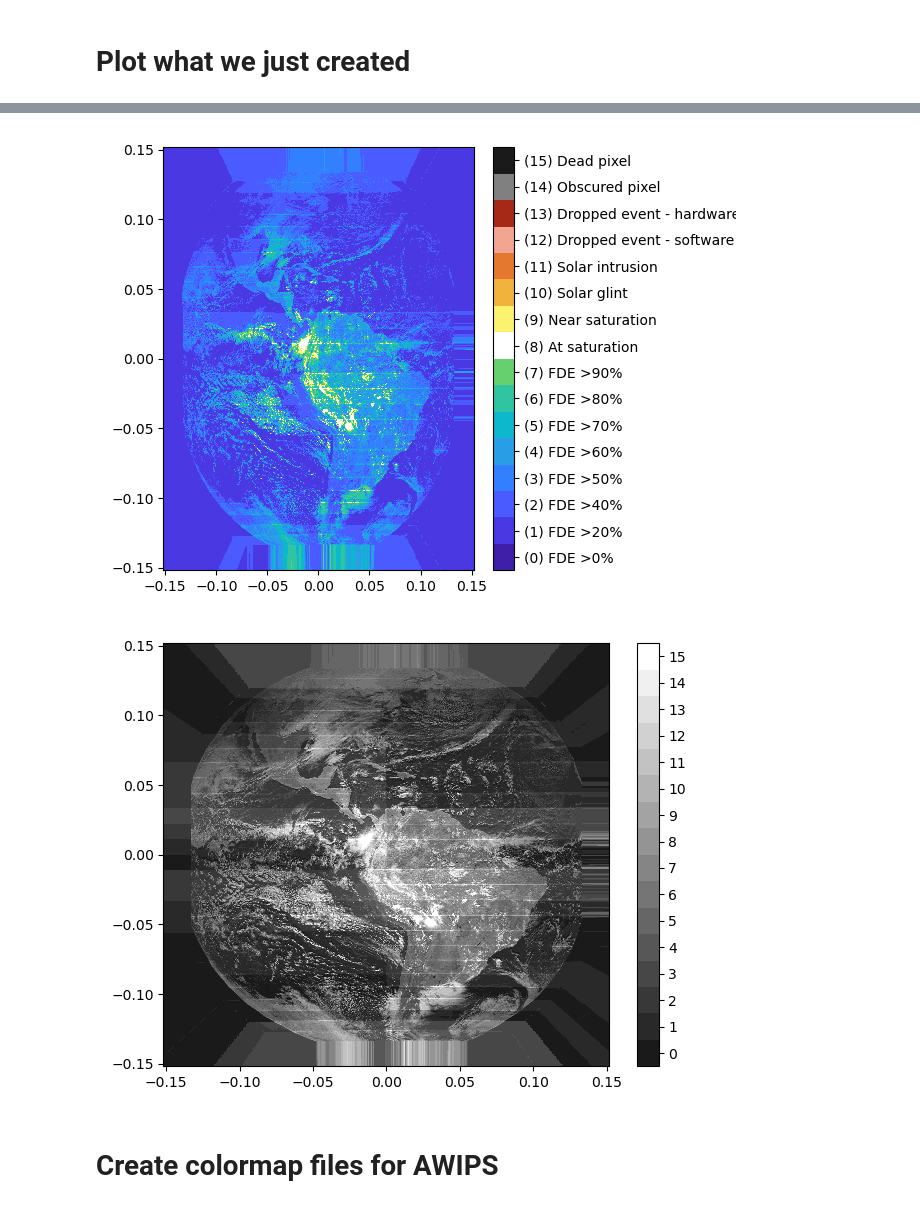
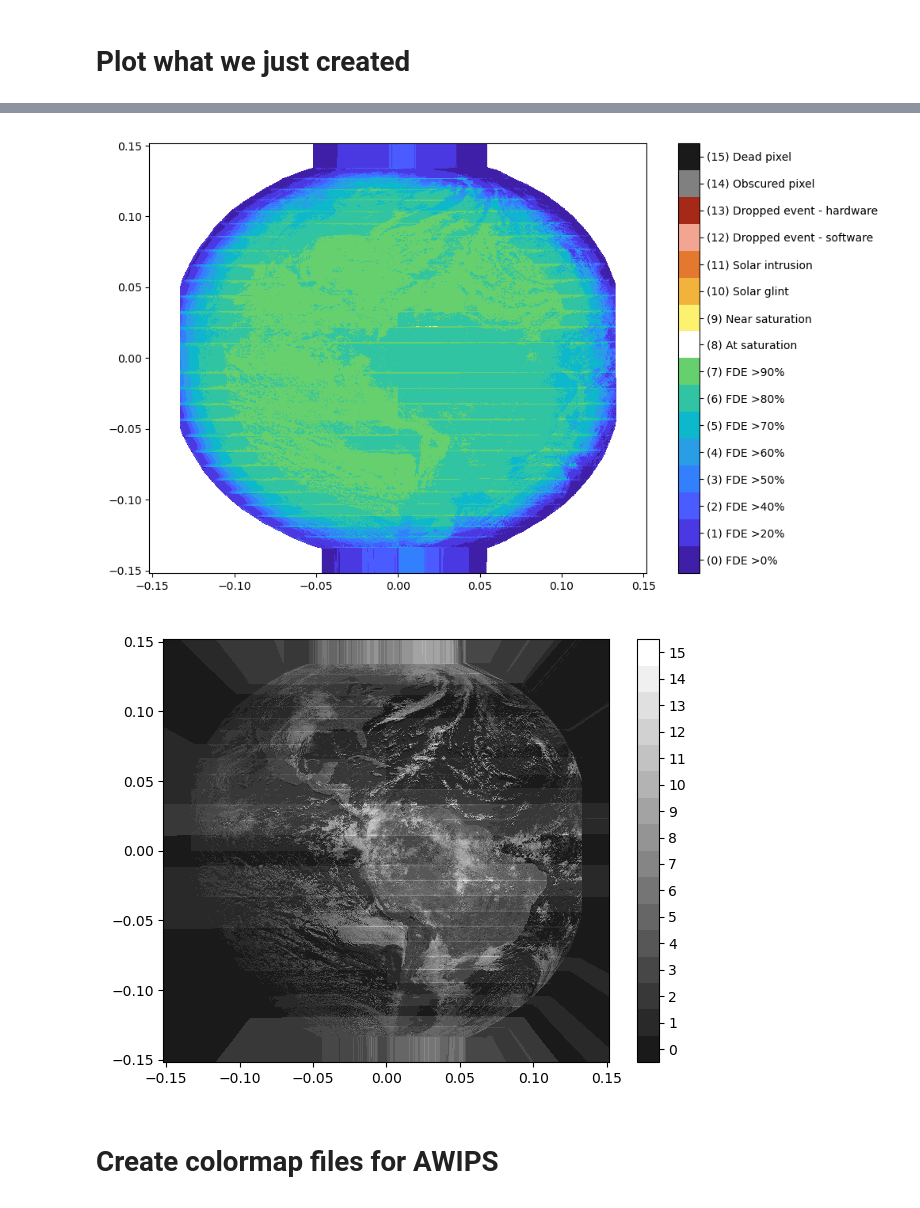
Before and after one commit to deeplycloudy/glmtools, a Jupyter notebook: examples/dqf/demo_dqf_create.ipynb, the cells around one changed output, grey strips where cells are left out. Saved outputs shown, nothing was run; the diff lists cells and outputs as text; code cells hidden in the pictures.

```diff
--- a/examples/dqf/demo_dqf_create.ipynb
+++ b/examples/dqf/demo_dqf_create.ipynb
@@ -11,6 +39,7 @@ from dqf import dqf_from_nav_background
 # %%
 import xarray as xr
-ds_in = xr.open_dataset('/Users/ebruning/Downloads/glm_nav_cal_bg_test.nc').load()
+# ds_in = xr.open_dataset('/Users/ebruning/Downloads/glm_nav_cal_bg_test.nc').load()
+ds_in = xr.open_dataset('GLM-L0-Background_G16_20241161433087_dqp.nc').load()
 # %%
 ds_in
 # %% [output]
@@ -47,21 +131,16 @@ ds_in.bg_img.plot(norm=energy_norm)
 # %%
-# All this will get replaced with output from Bitzer's code.
-# Note shapes of arrays should match below.
-import joblib
-lat, lon, back_in = joblib.load('/Users/ebruning/Downloads/nav_bkgnd.joblib')
-# Handle subsetting
-back = back_in[:1299, :1370]
-lat.shape = (1299, 1370)
-lon.shape = (1299, 1370)
+# For now pretend the background image above is from the joblib file, since those are the only good positions we have
+# back_in.shape == (1300, 1372) from joblib, transposed from what we have here.
+# So need to transpose lat and lon, and also subset back_in to match those shapes
+# lat = lat_joblib.T
+# lon = lon_joblib.T
+# back = ds_in.bg_dn.values[:1370, :1299]
+# thresh_fJ = 1.0e15*ds_in.bg_img.values[:1370, :1299]
 
-# pretend the background image above is from the same time as the joblib background
-# back = back_in.T
-# lat = ds_in.lats.values
-# lon = ds_in.lons.values
-# thresh_fJ = 1.0e15*ds_in.bg_img.values
-
-dn_max = 13000
-thresh_fJ =  8 - 8*back.astype(float)/float(dn_max)
-
-start = datetime(2024,3,13,0,0,0)
-end = datetime(2024,3,13,0,2,30)
+back = ds_in.bg_dn.values
+lat = ds_in.lats.values
+lon = ds_in.lons.values
+thresh_fJ = 1.0e15*ds_in.bg_img.values
+start = datetime.strptime(ds_in.attrs['Date Valid'], '%Y-%m-%dT%H%M%S')
+end = start + timedelta(minutes=2, seconds=30)
+cache_key = ds_in.attrs['Navigation Parameter Retrieval']
@@ -77,4 +170,5 @@ combine = False
 # Update dqf_from_nav_background to use the correct min and mix for back_cal,
 #    which is as easy as changing the kwargs passed to scale_shift_back
 
-outfile = dqf_from_nav_background(start, end, lat, lon, back, back, thresh_fJ, cache_key='test01', combine_products=combine)
+cache_key = '2024-032-00-rev'
+outfile = dqf_from_nav_background(start, end, lat, lon, back, back, thresh_fJ, cache_key=cache_key, combine_products=combine)
@@ -138,18 +243,22 @@ else:
 # %%
-plt.figure()
+plt.figure(figsize=(10,6))
 plt.pcolormesh(ds.x, ds.y, dqp_image_only, cmap=dqp_cmap, vmin=-0.5, vmax=15.5)
 cbar = plt.colorbar(ticks=np.arange(16))
 cbar.ax.set_yticklabels(dqp_labels)
 plt.tight_layout()
+# plt.axis(view20241011717590_saturation) # Bahama bar
+# plt.axis(conus_view) # CONUS
 # %% [output]
-[figure, old version]
+[figure, new version]
 # %%
 plt.figure()
 plt.pcolormesh(ds.x, ds.y, back_image_only, cmap=back_cmap, vmin=-0.5, vmax=15.5)
 cbar = plt.colorbar(ticks=np.arange(16))
 plt.tight_layout()
+# plt.axis(conus_view) # CONUS
+# plt.axis(view20241011717590_saturation) # Bahama bar
 # %% [output]
-[figure, old version]
+[figure, new version]
 # %% [markdown]
 # Create colormap files for AWIPS
 # %%
```
Also changed, not shown: parts of 24 cells of this notebook, 1 other file.
